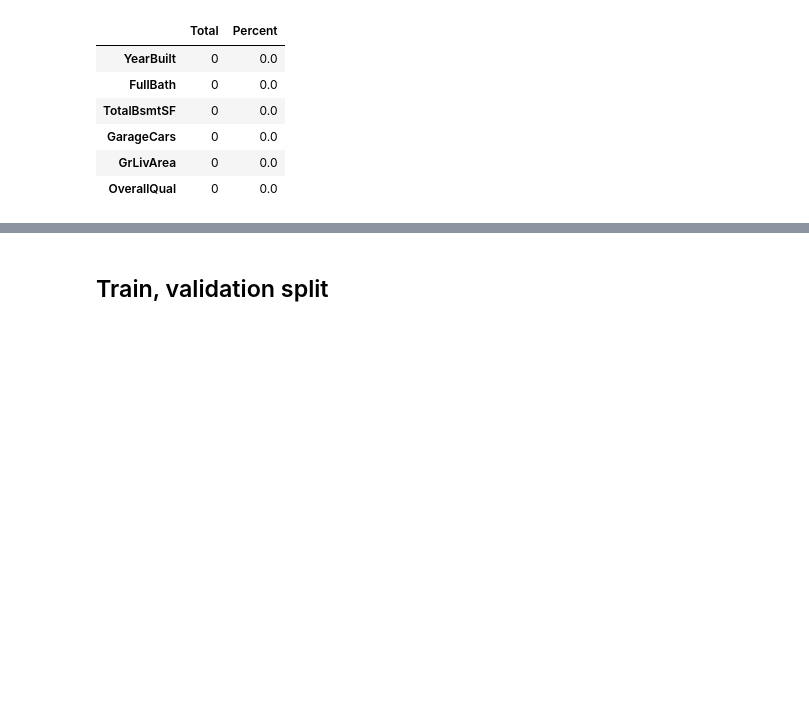
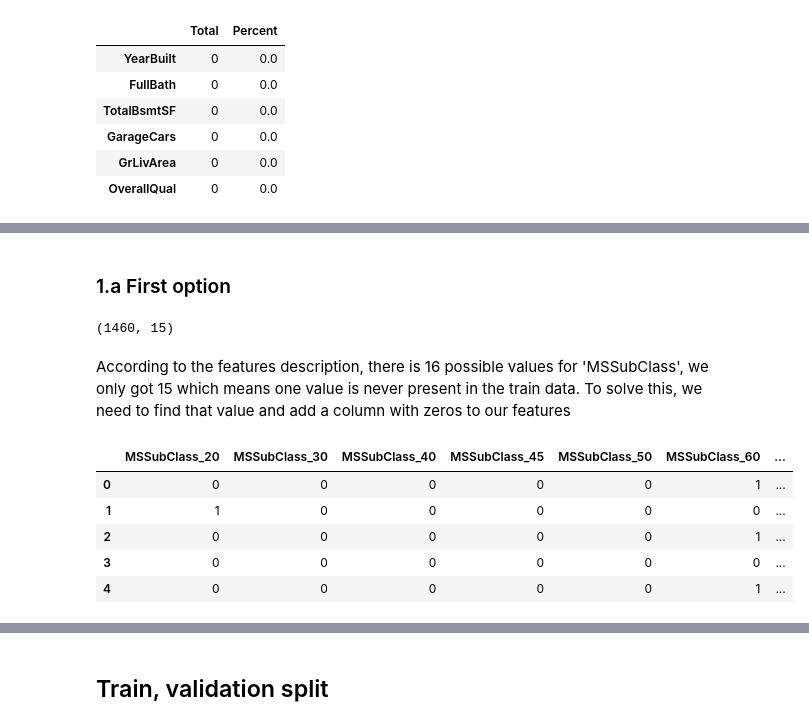
Before and after one commit to maviator/Kaggle_home_price_prediction, a Jupyter notebook: Script/kaggle_home_price_prediction.ipynb, the cells around one changed output, grey strips where cells are left out. Saved outputs shown, nothing was run; the diff lists cells and outputs as text; code cells hidden in the pictures; blank space fills up the shorter version.

```diff
--- a/Script/kaggle_home_price_prediction.ipynb
+++ b/Script/kaggle_home_price_prediction.ipynb
@@ -177,0 +201,18 @@ missing_data.head(33)
+# %% [markdown]
+### 1.a First option
+# %%
+ms_sub_class_train = pd.get_dummies(train.MSSubClass, prefix='MSSubClass')
+ms_sub_class_train.shape
+# %% [output]
+(1460, 15)
+# %% [markdown]
+According to the features description, there is 16 possible values for 'MSSubClass', we only got 15 which means one value is never present in the train data. To solve this, we need to find that value and add a column with zeros to our features
+# %%
+ms_sub_class_train.head()
+# %% [output]
+|  | MSSubClass_20 | MSSubClass_30 | MSSubClass_40 | MSSubClass_45 | MSSubClass_50 | MSSubClass_60 | ... |
+| 0 | 0 | 0 | 0 | 0 | 0 | 1 | ... |
+| 1 | 1 | 0 | 0 | 0 | 0 | 0 | ... |
+| 2 | 0 | 0 | 0 | 0 | 0 | 1 | ... |
+| 3 | 0 | 0 | 0 | 0 | 0 | 0 | ... |
+| 4 | 0 | 0 | 0 | 0 | 0 | 1 | ... |
```
Also changed, not shown: parts of 25 cells of this notebook.
